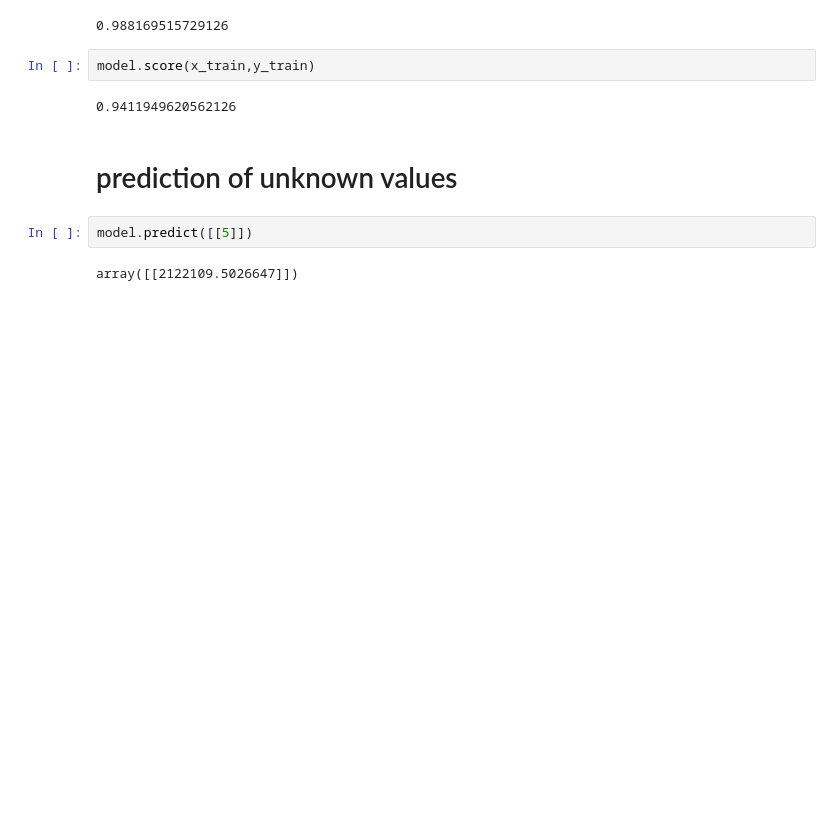
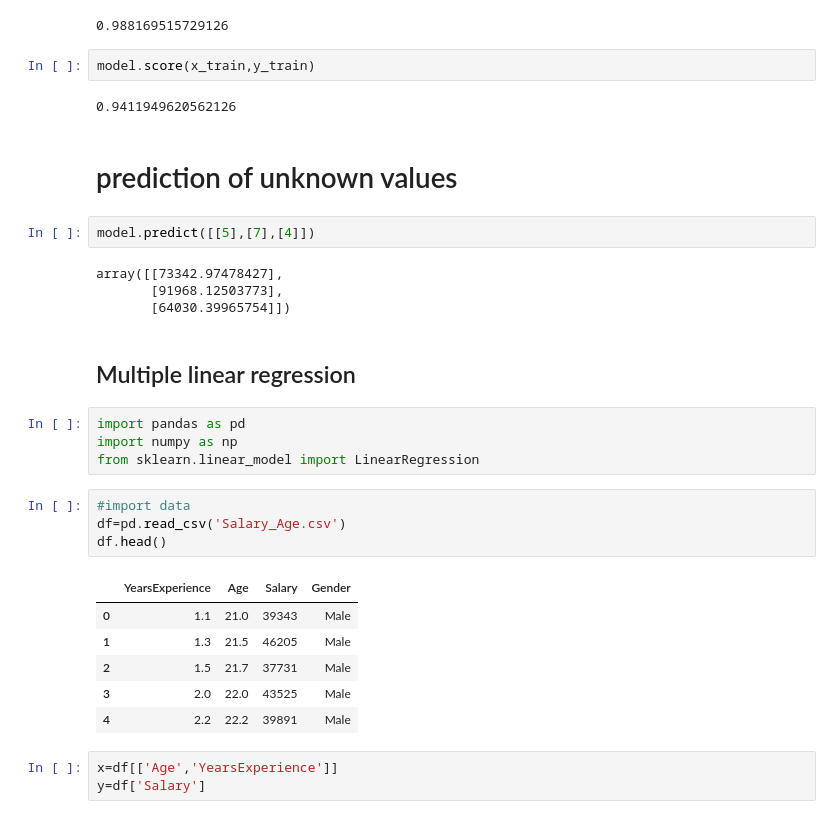
Before and after one commit to foziaShareen/Machine_learning, a Jupyter notebook: decision tree/decision_tree.ipynb, the cells around one changed output. Saved outputs shown, nothing was run; the diff lists cells and outputs as text; blank space fills up the shorter version.

```diff
--- a/decision tree/decision_tree.ipynb
+++ b/decision tree/decision_tree.ipynb
@@ -63,6 +85,28 @@ model.score(x_train,y_train)
 # %% [markdown]
 # prediction of unknown values
 # %%
-model.predict([[5]])
+model.predict([[5],[7],[4]])
 # %% [output]
-array([[2122109.5026647]])
+array([[73342.97478427],
+       [91968.12503773],
+       [64030.39965754]])
+# %% [markdown]
+## Multiple linear regression
+# %%
+import pandas as pd
+import numpy as np
+from sklearn.linear_model import LinearRegression
+# %%
+#import data
+df=pd.read_csv('Salary_Age.csv')
+df.head()
+# %% [output]
+|  | YearsExperience | Age | Salary | Gender |
+| 0 | 1.1 | 21.0 | 39343 | Male |
+| 1 | 1.3 | 21.5 | 46205 | Male |
+| 2 | 1.5 | 21.7 | 37731 | Male |
+| 3 | 2.0 | 22.0 | 43525 | Male |
+| 4 | 2.2 | 22.2 | 39891 | Male |
+# %%
+x=df[['Age','YearsExperience']]
+y=df['Salary']
```
Also changed, not shown: parts of 12 cells of this notebook, 4 other files.
